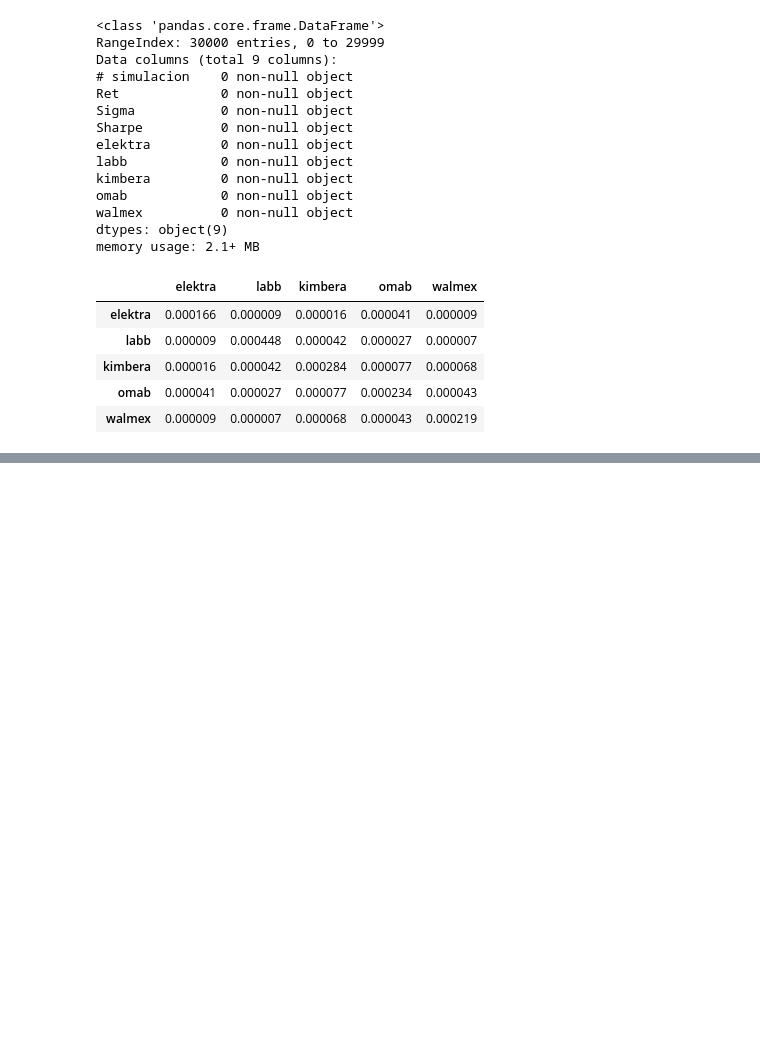
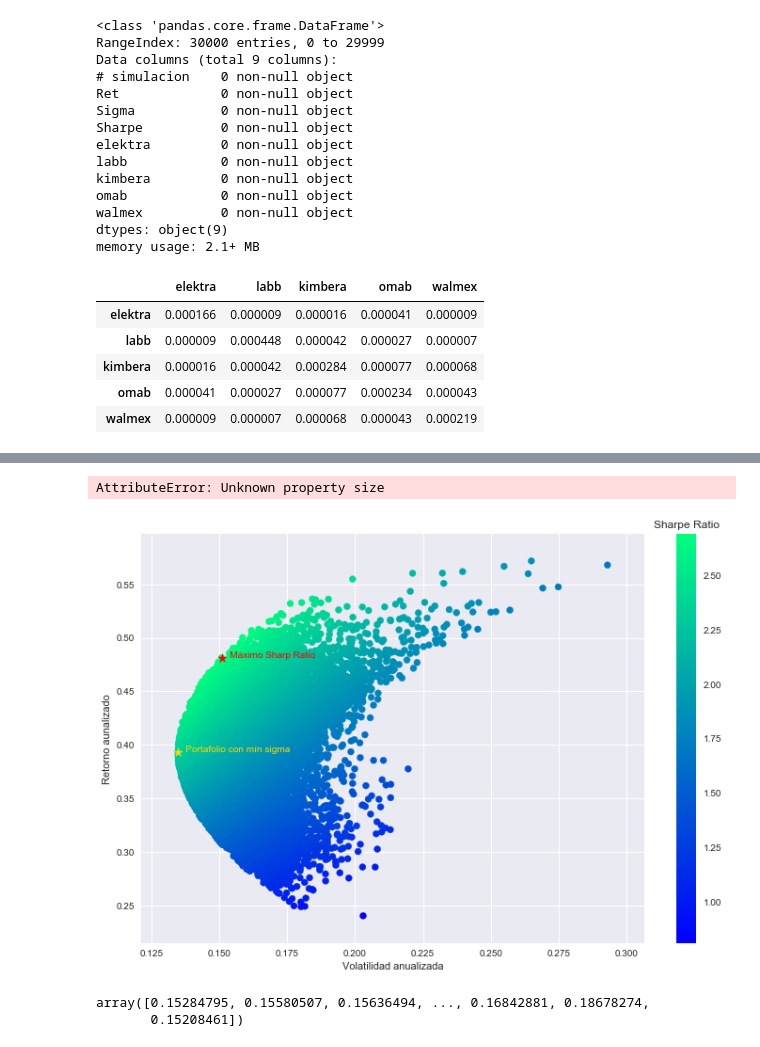
Before and after one commit to carlosdeoncedos/analisisideinversion19, a Jupyter notebook: 12.0PortafolioSimulacionMonteCarlo.ipynb, the cells around one changed output, grey strips where cells are left out. Cells and saved outputs as stored; diff of their text form; code cells hidden in the pictures; blank space fills up the shorter version.

```diff
--- a/12.0PortafolioSimulacionMonteCarlo.ipynb
+++ b/12.0PortafolioSimulacionMonteCarlo.ipynb
@@ -285,0 +270,3 @@ array([[1.00000000e+00, 4.01864331e-01, 1.52847955e-01, ...,
+# %%
+resultados = pd.DataFrame(simulacion,
+                          columns = nombre_columnas)
@@ -285,0 +282,3 @@ array([[1.00000000e+00, 4.01864331e-01, 1.52847955e-01, ...,
+# %%
+max_sharp_port = resultados.iloc[resultados['Sharpe'].idxmax()]
+min_vol_port = resultados.iloc[resultados['Sigma'].idxmin()]
@@ -285,0 +311,38 @@ array([[1.00000000e+00, 4.01864331e-01, 1.52847955e-01, ...,
+# %%
+plt.figure(figsize=(12,8))
+plt.scatter(x=resultados['Sigma'].values, y = resultados['Ret'].values,
+           c = resultados['Sharpe'], cmap = 'winter', label = 'Simulacion')
+
+clb = plt.colorbar()
+clb.ax.set_title('Sharpe Ratio')
+
+plt.xlabel('Volatilidad anualizada')
+plt.ylabel('Retorno aunalizado')
+
+plt.scatter(x = max_sharp_port['Sigma'], y = max_sharp_port['Ret'],
+           marker = '*', color = 'red', s = 100, label = 'Max Sharpe Ratio')
+plt.text(x = max_sharp_port['Sigma'], y = max_sharp_port['Ret'], s ='   Máximo Sharp Ratio', color = 'red')
+
+plt.scatter(x = min_vol_port['Sigma'], y = min_vol_port['Ret'],
+           marker = '*', color = 'gold', s = 100, label = 'Min Volatilidad')
+plt.text(x = min_vol_port['Sigma'], y = min_vol_port['Ret'],
+        s = '   Portafolio con mín sigma', color = 'gold')
+
+
+for n in nombre_acciones:
+
+    plt.scatter(serie_sigma_anual[n],
+                serie_retornos_promedio_anual[n],
+               marker = '+', label = n, size = 300)
+    plt.text(serie_sigma_anual[n],
+                serie_retornos_promedio_anual[n], n)
+
+plt.show();
+# %% [output]
+AttributeError: Unknown property size
+[figure, added]
+# %%
+resultados['Sigma'].values
+# %% [output]
+array([0.15284795, 0.15580507, 0.15636494, ..., 0.16842881, 0.18678274,
+       0.15208461])
```
Also changed, not shown: parts of 4 cells of this notebook.
